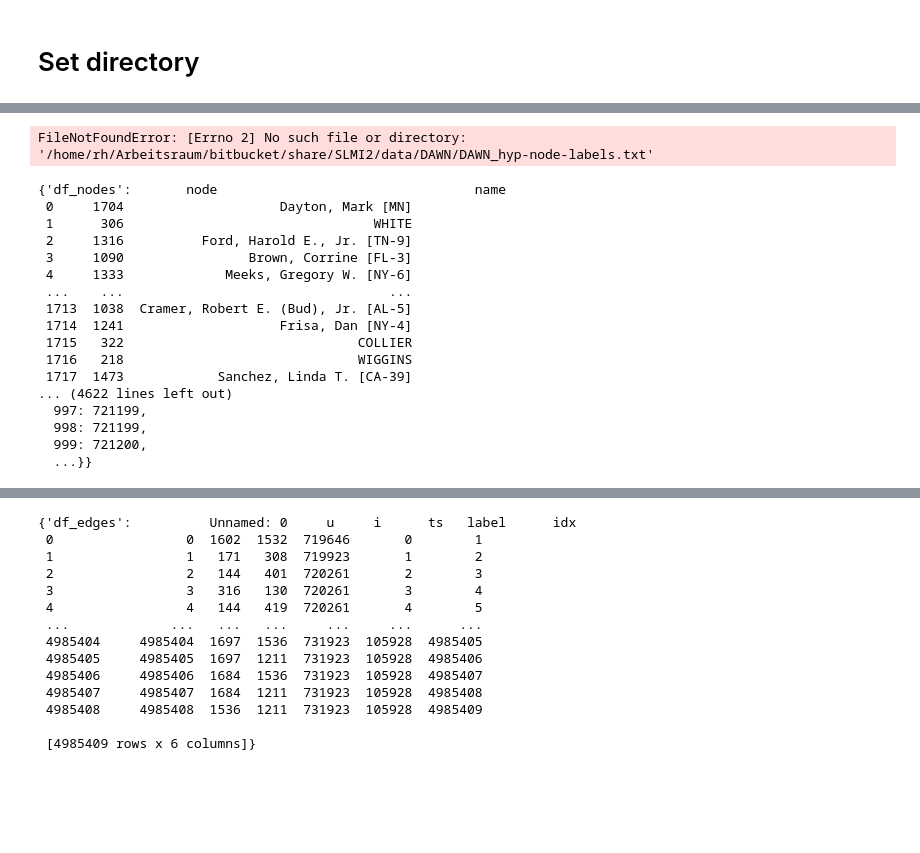
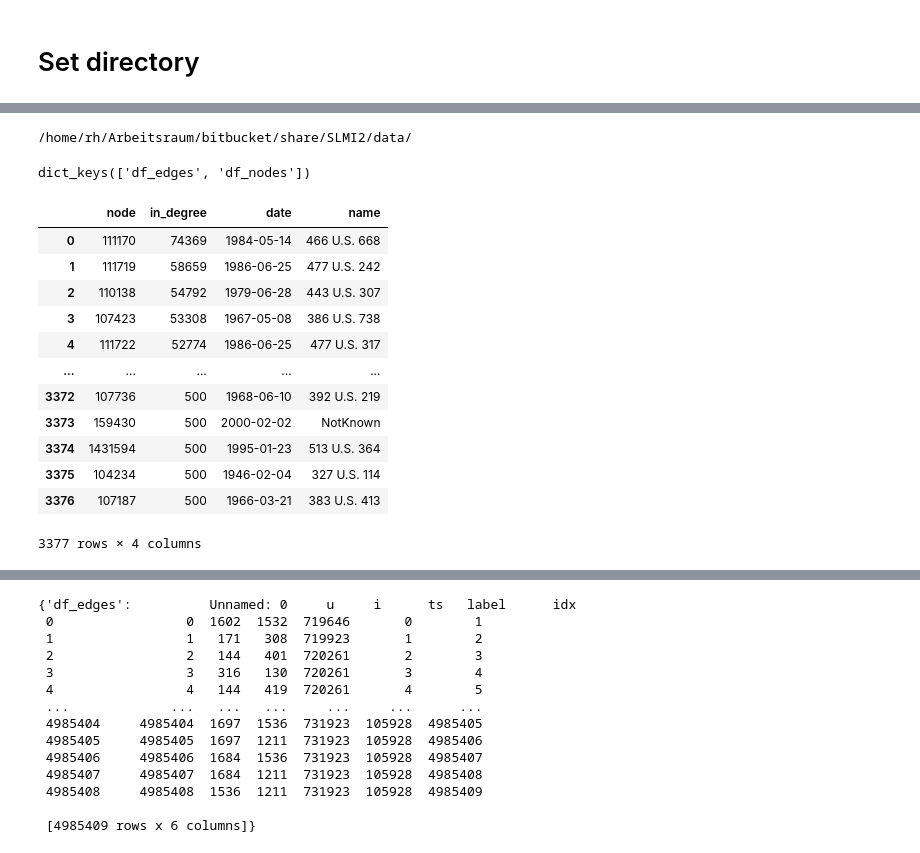
Before and after one commit to hisanor013/SLMI2, a Jupyter notebook: 2023_8_11_Data.ipynb, the cells around one changed output, grey strips where cells are left out. Cells and saved outputs as stored; diff of their text form; code cells hidden in the pictures; blank space fills up the shorter version.

```diff
--- a/2023_8_11_Data.ipynb
+++ b/2023_8_11_Data.ipynb
@@ -70,3 +231,5 @@ data_dict["hyper_simplices"]
+# %%
+df_edges.columns = ["source","target","weight","time"]
 # %%
 #
 def get_data(name,original_format=False):
@@ -420,38 +857,55 @@ def get_data(name,original_format=False):
 #name = "homosapiens" # CHECKED
 #name = "wikipos" # CHECKED
 #name = "enron" # CHECKED
-
 #name = "unvote" # CHECKED
 #name = "untrade" # CHECKED
-#name = ""uslegis_net"
-#name = ""uslegis_net_small_dyn"  # CHECKED
-name = "uslegis_net_dyn"  # CHECKED
-name = "uslegis_hyp_dyn"
+#name = "uslegis_net" # CHECKED
+#name = "uslegis_net_small_dyn"  # CHECKED
+#name = "uslegis_net_dyn"  # CHECKED
+#name = "uslegis_hyp_dyn" # CHECKED
 #name = "contacts"
-name = "DAWN_hyp"
+#name = "dawn_net"
+#name = "dawn_hyp"
+#name = "ndc_net"
+#name = "ndc_hyp"
+#name = "coauth_dblp_net"
+#name = "coauth_dblp_hyp"
+#name = "wiod2016"
+#name = "wiod2013"
+#name = "wiodlong"
+#name = "eth"
+name = "bitcoinalpha"
+name = "bitcoinotc"
+name = "uscourt"
+file_name = name2file_name[name]
+print(file_name)
+# %% [output]
+/home/rh/Arbeitsraum/bitbucket/share/SLMI2/data/
 # %%
-data_dict = get_data(name,original_format=True)
+data_dict = get_data(name,original_format=False)
 #df_nodes = data_dict["df_nodes"]
 #df_edges = data_dict["df_edges"]
-# %% [output]
-FileNotFoundError: [Errno 2] No such file or directory: '/home/rh/Arbeitsraum/bitbucket/share/SLMI2/data/DAWN/DAWN_hyp-node-labels.txt'
+# %%
+data_dict.keys()
+# %% [output]
+dict_keys(['df_edges', 'df_nodes'])
 # %%
-data_dict
+df_nodes = data_dict["df_nodes"]
+df_edges = data_dict["df_edges"]
+#df_edges_sub = data_dict["df_edges_sub"]
-# %% [output]
-{'df_nodes':       node                                 name
- 0     1704                    Dayton, Mark [MN]
- 1      306                                WHITE
- 2     1316          Ford, Harold E., Jr. [TN-9]
- 3     1090                Brown, Corrine [FL-3]
- 4     1333             Meeks, Gregory W. [NY-6]
- ...    ...                                  ...
- 1713  1038  Cramer, Robert E. (Bud), Jr. [AL-5]
- 1714  1241                    Frisa, Dan [NY-4]
- 1715   322                              COLLIER
- 1716   218                              WIGGINS
- 1717  1473            Sanchez, Linda T. [CA-39]
-... (4622 lines left out)
-  997: 721199,
-  998: 721199,
-  999: 721200,
-  ...}}
+# %%
+df_nodes
+# %% [output]
+|  | node | in_degree | date | name |
+| 0 | 111170 | 74369 | 1984-05-14 | 466 U.S. 668 |
+| 1 | 111719 | 58659 | 1986-06-25 | 477 U.S. 242 |
+| 2 | 110138 | 54792 | 1979-06-28 | 443 U.S. 307 |
+| 3 | 107423 | 53308 | 1967-05-08 | 386 U.S. 738 |
+| 4 | 111722 | 52774 | 1986-06-25 | 477 U.S. 317 |
+| ... | ... | ... | ... | ... |
+| 3372 | 107736 | 500 | 1968-06-10 | 392 U.S. 219 |
+| 3373 | 159430 | 500 | 2000-02-02 | NotKnown |
+| 3374 | 1431594 | 500 | 1995-01-23 | 513 U.S. 364 |
+| 3375 | 104234 | 500 | 1946-02-04 | 327 U.S. 114 |
+| 3376 | 107187 | 500 | 1966-03-21 | 383 U.S. 413 |
+3377 rows × 4 columns
```
Also changed, not shown: parts of 43 cells of this notebook, 2 other files.
